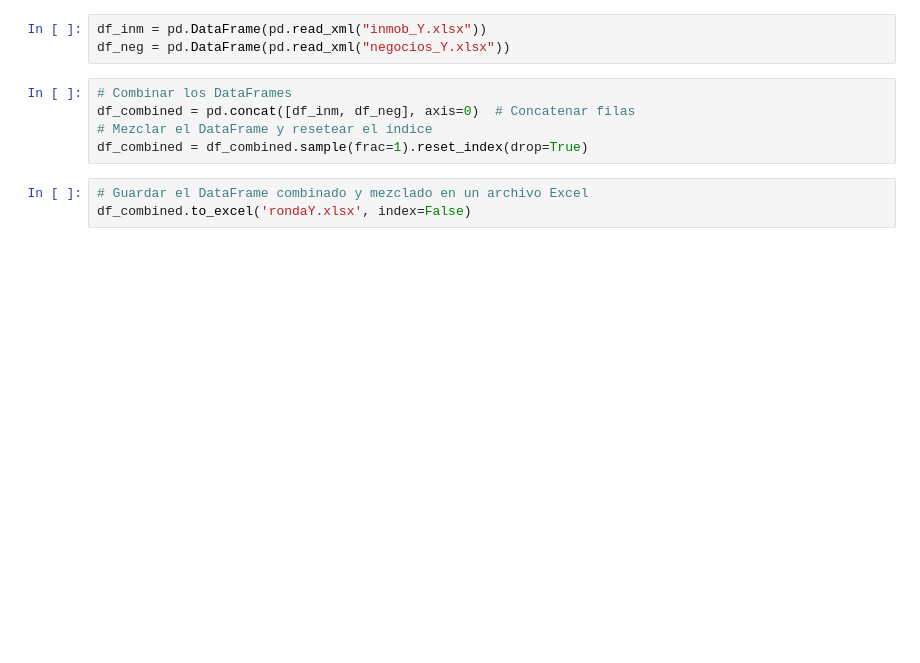
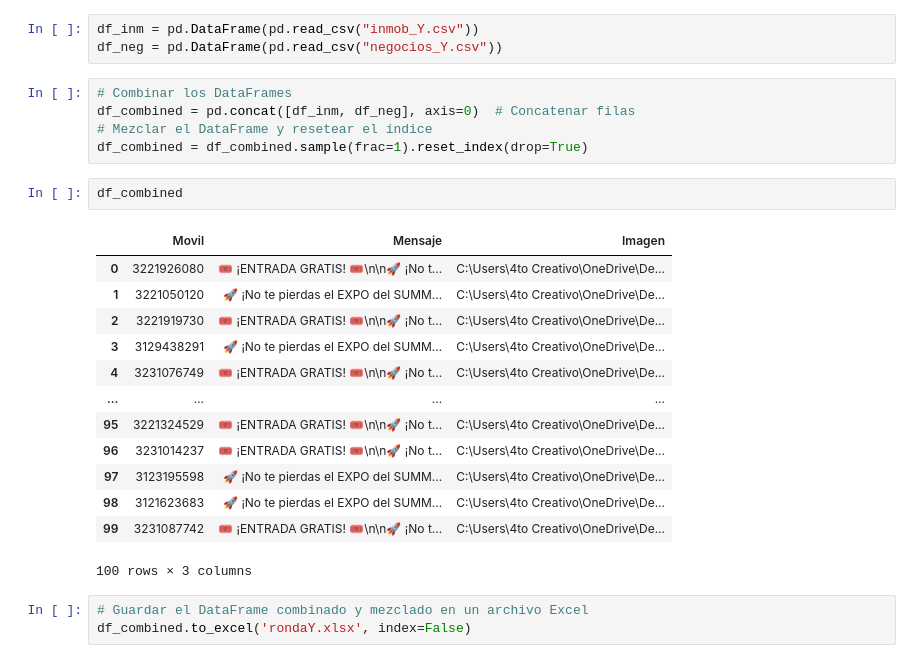
Before and after one commit to aureliasanchez/WhatsAutoA, a Jupyter notebook: Vallarta/unificador3000.ipynb, the cells around one changed output. Cells and saved outputs as stored; diff of their text form; blank space fills up the shorter version.

```diff
--- a/Vallarta/unificador3000.ipynb
+++ b/Vallarta/unificador3000.ipynb
@@ -5,13 +5,29 @@ import pandas as pd
 # %% [markdown]
 ## Y
 # %%
-df_inm = pd.DataFrame(pd.read_xml("inmob_Y.xlsx"))
-df_neg = pd.DataFrame(pd.read_xml("negocios_Y.xlsx"))
+df_inm = pd.DataFrame(pd.read_csv("inmob_Y.csv"))
+df_neg = pd.DataFrame(pd.read_csv("negocios_Y.csv"))
 # %%
 # Combinar los DataFrames
 df_combined = pd.concat([df_inm, df_neg], axis=0)  # Concatenar filas
 # Mezclar el DataFrame y resetear el índice
 df_combined = df_combined.sample(frac=1).reset_index(drop=True)
+# %%
+df_combined
+# %% [output]
+|  | Movil | Mensaje | Imagen |
+| 0 | 3221926080 | 🎟️ ¡ENTRADA GRATIS! 🎟️\n\n🚀 ¡No t... | C:\Users\4to Creativo\OneDrive\De... |
+| 1 | 3221050120 | 🚀 ¡No te pierdas el EXPO del SUMM... | C:\Users\4to Creativo\OneDrive\De... |
+| 2 | 3221919730 | 🎟️ ¡ENTRADA GRATIS! 🎟️\n\n🚀 ¡No t... | C:\Users\4to Creativo\OneDrive\De... |
+| 3 | 3129438291 | 🚀 ¡No te pierdas el EXPO del SUMM... | C:\Users\4to Creativo\OneDrive\De... |
+| 4 | 3231076749 | 🎟️ ¡ENTRADA GRATIS! 🎟️\n\n🚀 ¡No t... | C:\Users\4to Creativo\OneDrive\De... |
+| ... | ... | ... | ... |
+| 95 | 3221324529 | 🎟️ ¡ENTRADA GRATIS! 🎟️\n\n🚀 ¡No t... | C:\Users\4to Creativo\OneDrive\De... |
+| 96 | 3231014237 | 🎟️ ¡ENTRADA GRATIS! 🎟️\n\n🚀 ¡No t... | C:\Users\4to Creativo\OneDrive\De... |
+| 97 | 3123195598 | 🚀 ¡No te pierdas el EXPO del SUMM... | C:\Users\4to Creativo\OneDrive\De... |
+| 98 | 3121623683 | 🚀 ¡No te pierdas el EXPO del SUMM... | C:\Users\4to Creativo\OneDrive\De... |
+| 99 | 3231087742 | 🎟️ ¡ENTRADA GRATIS! 🎟️\n\n🚀 ¡No t... | C:\Users\4to Creativo\OneDrive\De... |
+100 rows × 3 columns
 # %%
 # Guardar el DataFrame combinado y mezclado en un archivo Excel
 df_combined.to_excel('rondaY.xlsx', index=False)
```
Also changed, not shown: parts of 1 cell of this notebook, 12 other files.
